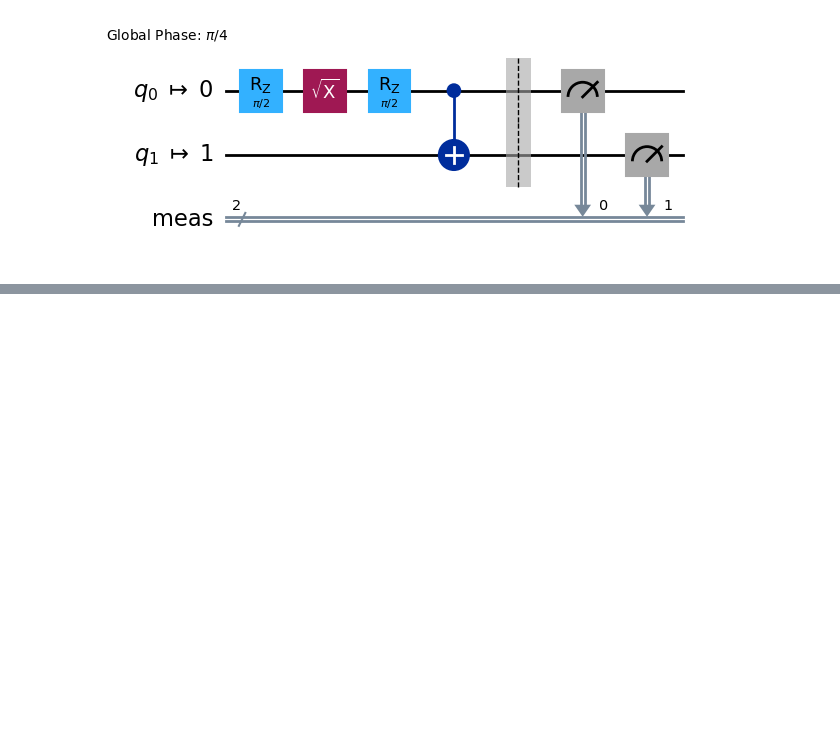
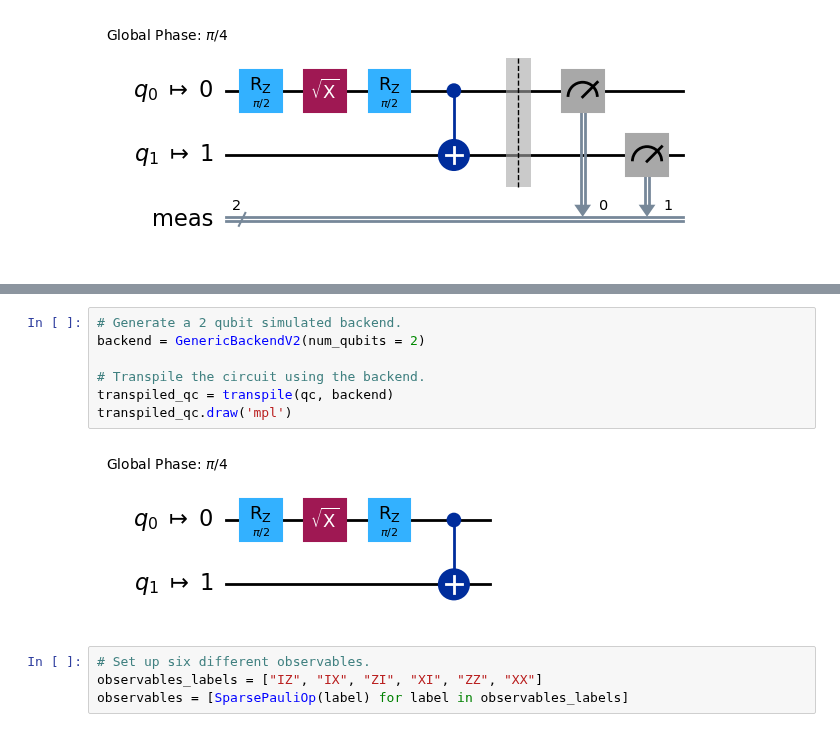
Before and after one commit to ZacharyKokot/Summer-Research-2024, a Jupyter notebook: IBMQuantumDemo.ipynb, the cells around one changed output, grey strips where cells are left out. Drawn from its saved outputs; the diff is of its cells as text; blank space fills up the shorter version.

```diff
--- a/IBMQuantumDemo.ipynb
+++ b/IBMQuantumDemo.ipynb
@@ -76,0 +95,13 @@ plot_histogram(counts)
+# %%
+# Generate a 2 qubit simulated backend.
+backend = GenericBackendV2(num_qubits = 2)
+
+# Transpile the circuit using the backend.
+transpiled_qc = transpile(qc, backend)
+transpiled_qc.draw('mpl')
+# %% [output]
+[figure, added]
+# %%
+# Set up six different observables.
+observables_labels = ["IZ", "IX", "ZI", "XI", "ZZ", "XX"]
+observables = [SparsePauliOp(label) for label in observables_labels]
```
Also changed, not shown: parts of 12 cells of this notebook, 14 other files.
